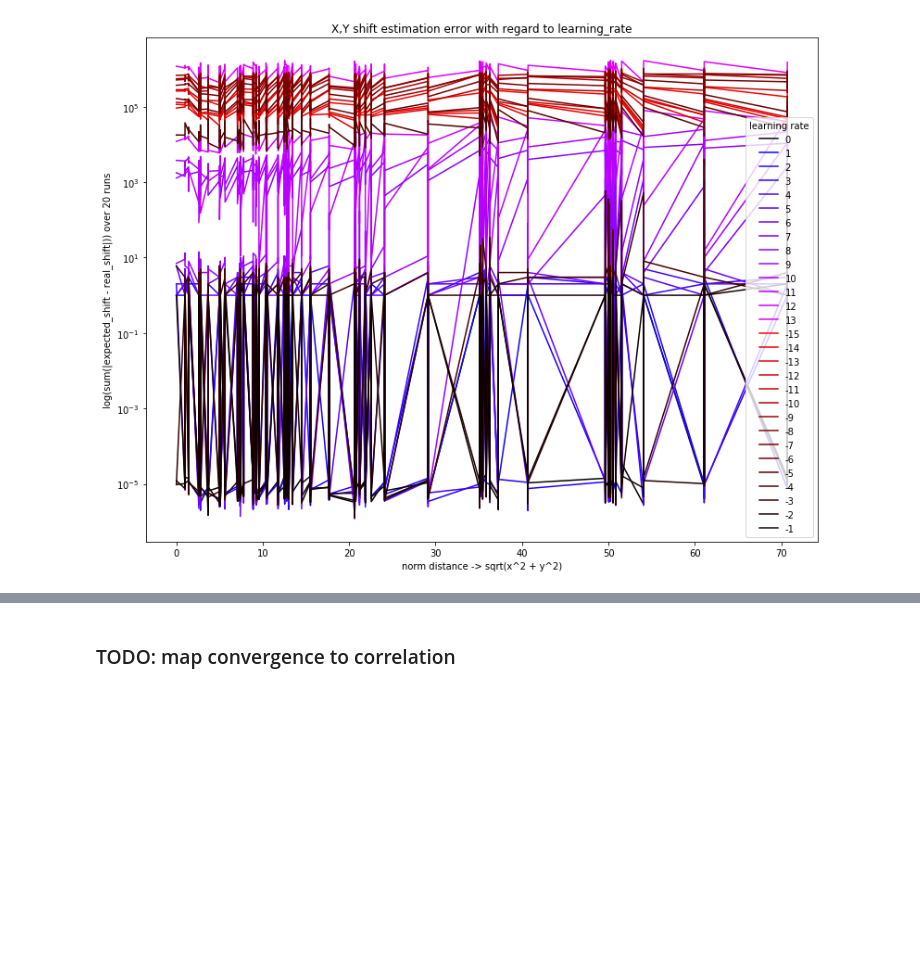
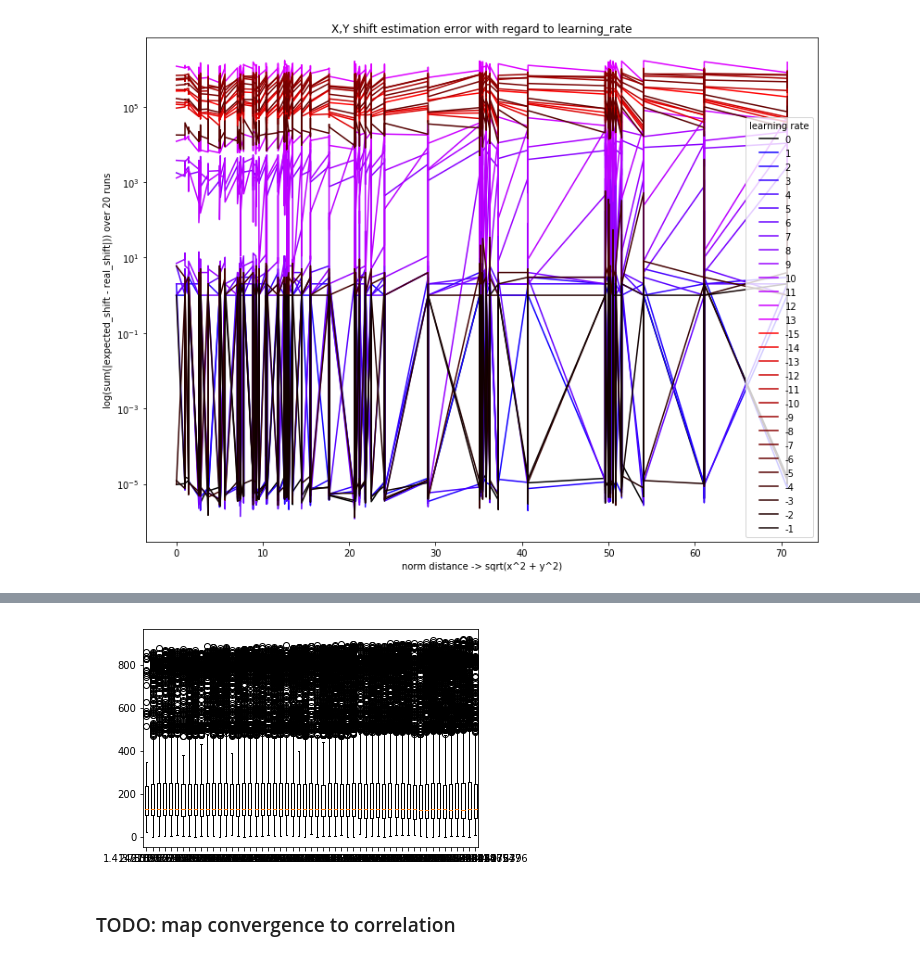
Before and after one commit to gimlidc/igre, a Jupyter notebook: notebooks/04-evaluation-of-refined-shift-registration.ipynb, the cells around one changed output, grey strips where cells are left out. Drawn from its saved outputs; the diff is of its cells as text; code cells hidden in the pictures; blank space fills up the shorter version.

```diff
--- a/notebooks/04-evaluation-of-refined-shift-registration.ipynb
+++ b/notebooks/04-evaluation-of-refined-shift-registration.ipynb
@@ -103,11 +111,10 @@ plt.show()
 [interactive output not drawn]
 # %%
 errors = []
-for dist in sorted(set(df["distance"])):
-    errors.append(np.asarray(df.where(df["distance"]==dist).dropna(how="any")["err"]))
+for dist in sorted(set(df["dist"])):
+    errors.append(np.asarray(df.where(df["dist"]==dist).dropna(how="any")["err"]))
 # %%
 plt.figure()
-plt.boxplot(errors, labels=sorted(set(df["distance"])))
-plt.yscale("log")
-plt.savefig("reports/refine-shift.svg")
+plt.boxplot(errors, labels=sorted(set(df["dist"])))
+plt.savefig("reports/refine-shift-samples.svg")
 # %% [output]
@@ -116,2 +121,3 @@ plt.savefig("reports/refine-shift.svg")
+[figure, added]
 # %% [markdown]
 ### TODO: map convergence to correlation
```
Also changed, not shown: parts of 15 cells of this notebook, 2 other files.
